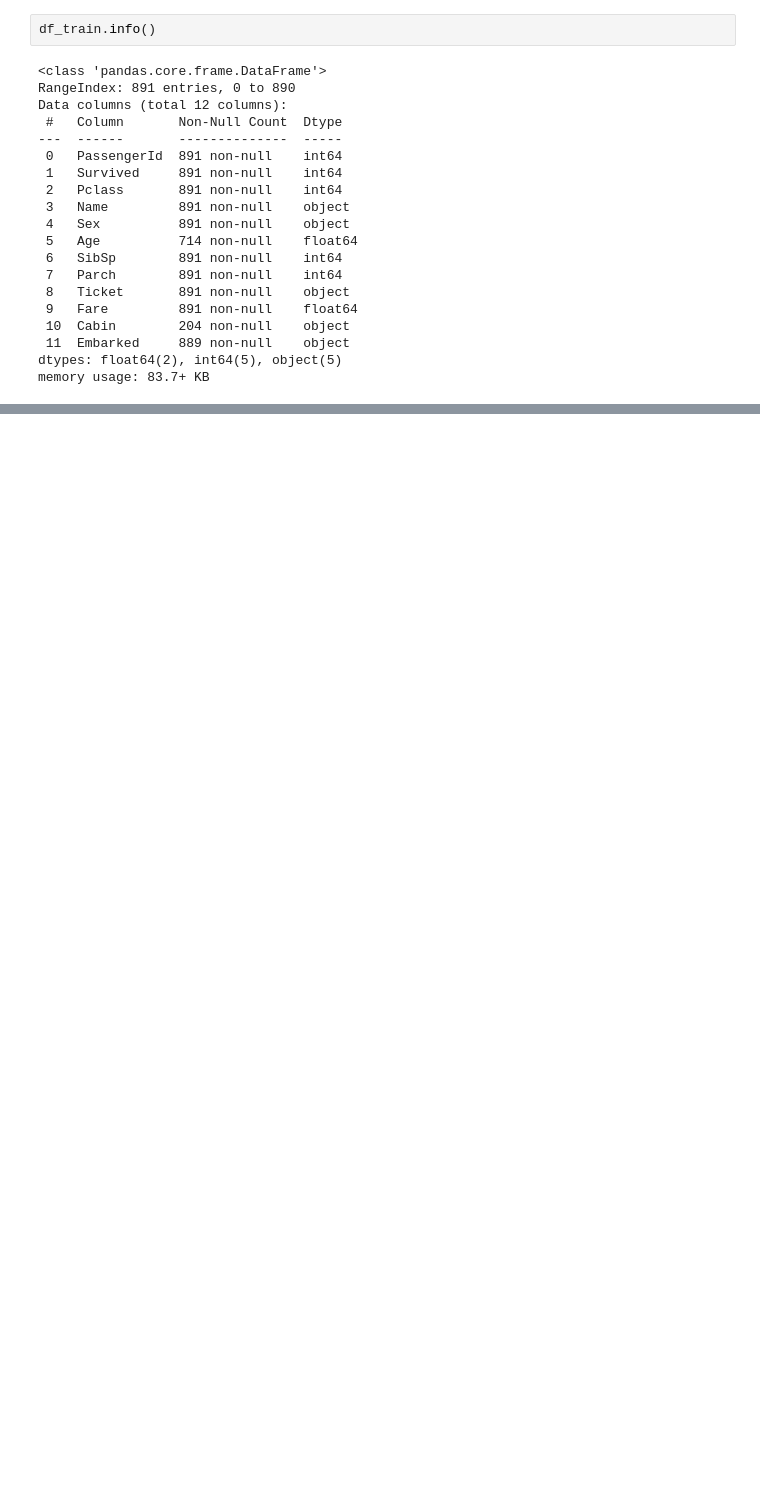
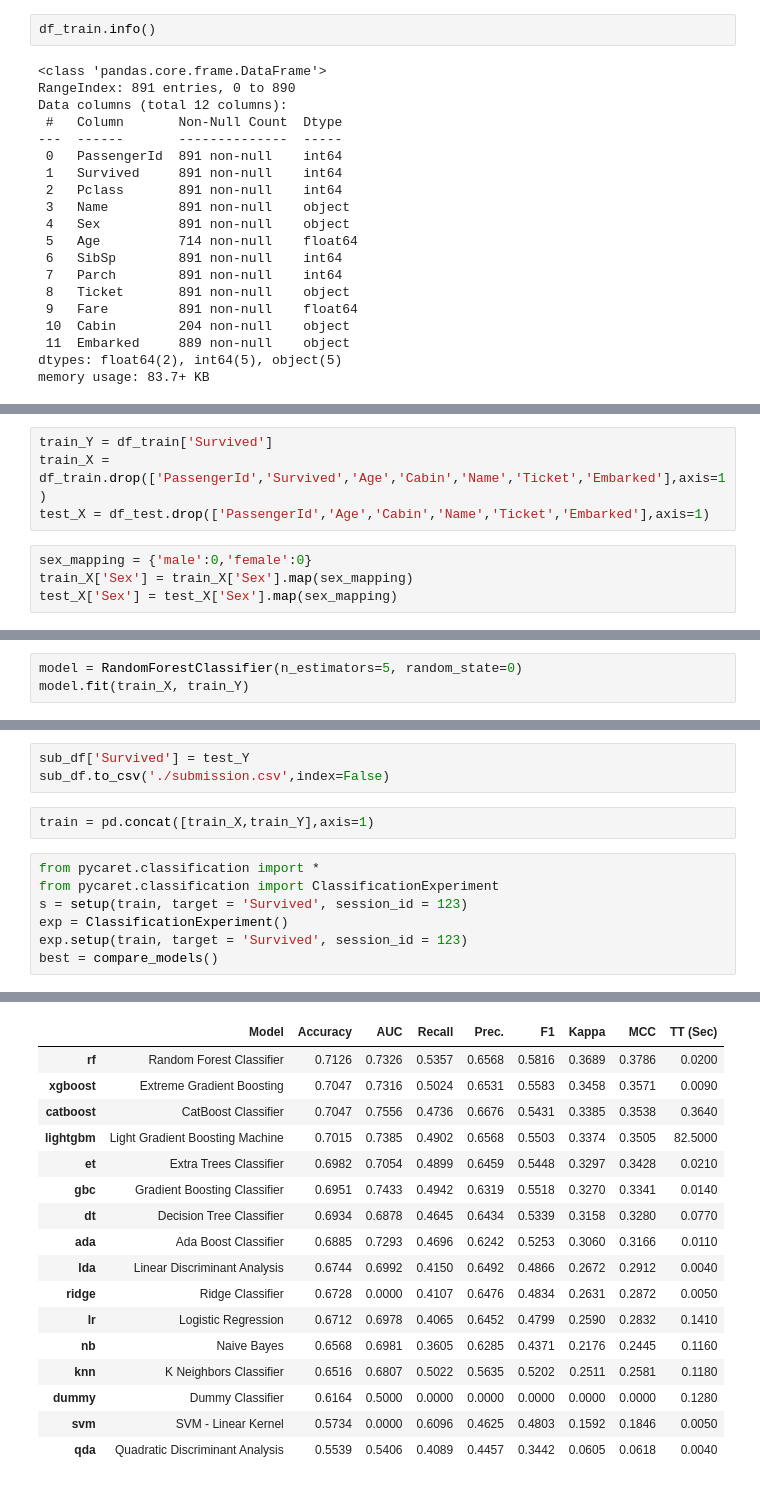
Before and after one commit to sangwon1338/kaggle_base_experiment, a Jupyter notebook: titanic/Titanic_start.ipynb, the cells around one changed output, grey strips where cells are left out. Cells and saved outputs as stored; diff of their text form; blank space fills up the shorter version.

```diff
--- a/titanic/Titanic_start.ipynb
+++ b/titanic/Titanic_start.ipynb
@@ -117,0 +41,8 @@ bar_chart('Embarked')
+# %%
+train_Y = df_train['Survived']
+train_X = df_train.drop(['PassengerId','Survived','Age','Cabin','Name','Ticket','Embarked'],axis=1)
+test_X = df_test.drop(['PassengerId','Age','Cabin','Name','Ticket','Embarked'],axis=1)
+# %%
+sex_mapping = {'male':0,'female':0}
+train_X['Sex'] = train_X['Sex'].map(sex_mapping)
+test_X['Sex'] = test_X['Sex'].map(sex_mapping)
@@ -117,0 +84,3 @@ bar_chart('Embarked')
+# %%
+model = RandomForestClassifier(n_estimators=5, random_state=0)
+model.fit(train_X, train_Y)
@@ -117,0 +112,13 @@ bar_chart('Embarked')
+# %%
+sub_df['Survived'] = test_Y
+sub_df.to_csv('./submission.csv',index=False)
+# %%
+train = pd.concat([train_X,train_Y],axis=1)
+# %%
+from pycaret.classification import *
+from pycaret.classification import ClassificationExperiment
+s = setup(train, target = 'Survived', session_id = 123)
+exp = ClassificationExperiment()
+exp.setup(train, target = 'Survived', session_id = 123)
+best = compare_models()
+# %% [output]
@@ -117,0 +160,17 @@ bar_chart('Embarked')
+|  | Model | Accuracy | AUC | Recall | Prec. | F1 | Kappa | MCC | TT (Sec) |
+| rf | Random Forest Classifier | 0.7126 | 0.7326 | 0.5357 | 0.6568 | 0.5816 | 0.3689 | 0.3786 | 0.0200 |
+| xgboost | Extreme Gradient Boosting | 0.7047 | 0.7316 | 0.5024 | 0.6531 | 0.5583 | 0.3458 | 0.3571 | 0.0090 |
+| catboost | CatBoost Classifier | 0.7047 | 0.7556 | 0.4736 | 0.6676 | 0.5431 | 0.3385 | 0.3538 | 0.3640 |
+| lightgbm | Light Gradient Boosting Machine | 0.7015 | 0.7385 | 0.4902 | 0.6568 | 0.5503 | 0.3374 | 0.3505 | 82.5000 |
+| et | Extra Trees Classifier | 0.6982 | 0.7054 | 0.4899 | 0.6459 | 0.5448 | 0.3297 | 0.3428 | 0.0210 |
+| gbc | Gradient Boosting Classifier | 0.6951 | 0.7433 | 0.4942 | 0.6319 | 0.5518 | 0.3270 | 0.3341 | 0.0140 |
+| dt | Decision Tree Classifier | 0.6934 | 0.6878 | 0.4645 | 0.6434 | 0.5339 | 0.3158 | 0.3280 | 0.0770 |
+| ada | Ada Boost Classifier | 0.6885 | 0.7293 | 0.4696 | 0.6242 | 0.5253 | 0.3060 | 0.3166 | 0.0110 |
+| lda | Linear Discriminant Analysis | 0.6744 | 0.6992 | 0.4150 | 0.6492 | 0.4866 | 0.2672 | 0.2912 | 0.0040 |
+| ridge | Ridge Classifier | 0.6728 | 0.0000 | 0.4107 | 0.6476 | 0.4834 | 0.2631 | 0.2872 | 0.0050 |
+| lr | Logistic Regression | 0.6712 | 0.6978 | 0.4065 | 0.6452 | 0.4799 | 0.2590 | 0.2832 | 0.1410 |
+| nb | Naive Bayes | 0.6568 | 0.6981 | 0.3605 | 0.6285 | 0.4371 | 0.2176 | 0.2445 | 0.1160 |
+| knn | K Neighbors Classifier | 0.6516 | 0.6807 | 0.5022 | 0.5635 | 0.5202 | 0.2511 | 0.2581 | 0.1180 |
+| dummy | Dummy Classifier | 0.6164 | 0.5000 | 0.0000 | 0.0000 | 0.0000 | 0.0000 | 0.0000 | 0.1280 |
+| svm | SVM - Linear Kernel | 0.5734 | 0.0000 | 0.6096 | 0.4625 | 0.4803 | 0.1592 | 0.1846 | 0.0050 |
+| qda | Quadratic Discriminant Analysis | 0.5539 | 0.5406 | 0.4089 | 0.4457 | 0.3442 | 0.0605 | 0.0618 | 0.0040 |
```
Also changed, not shown: parts of 29 cells of this notebook, 7 other files.
